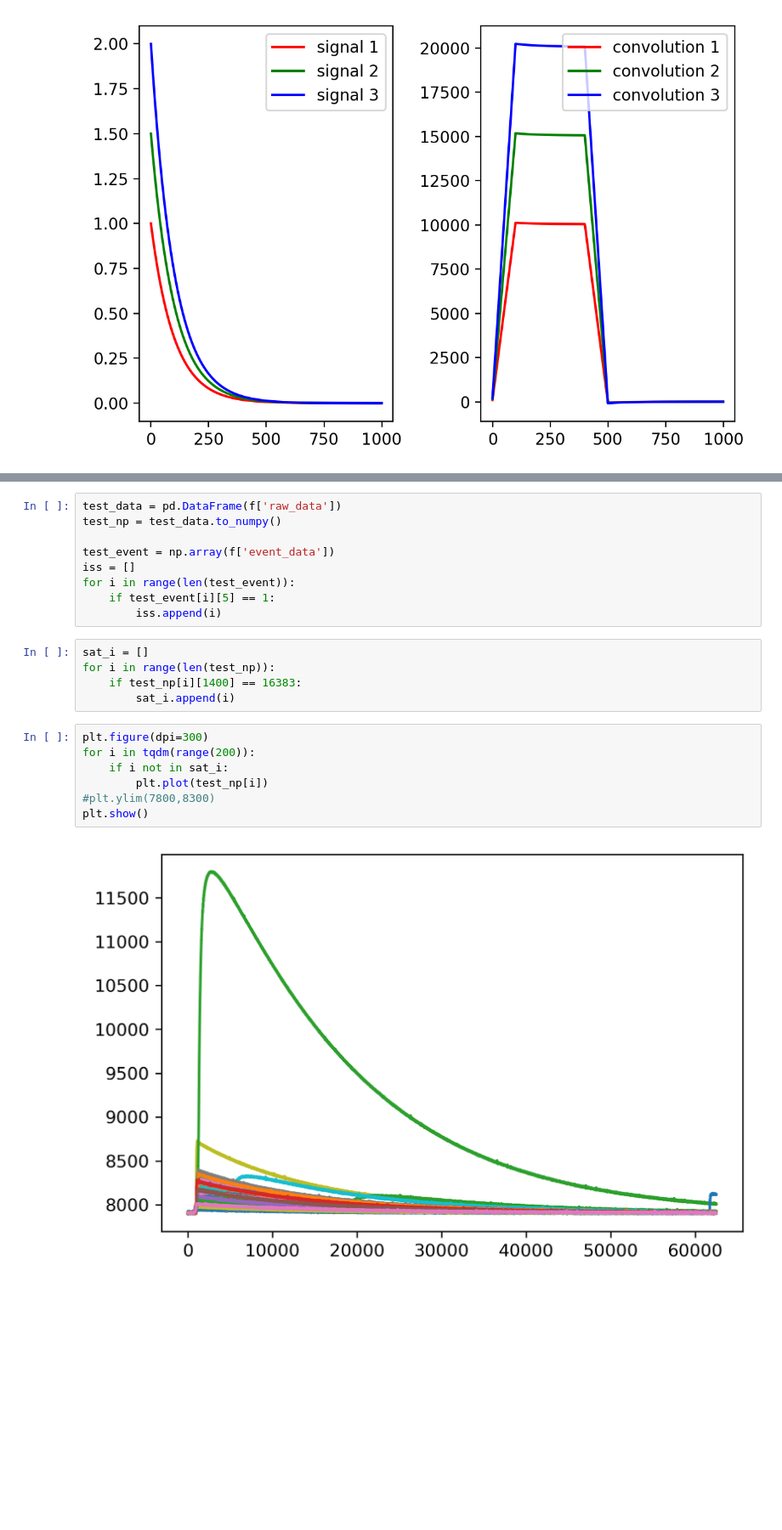
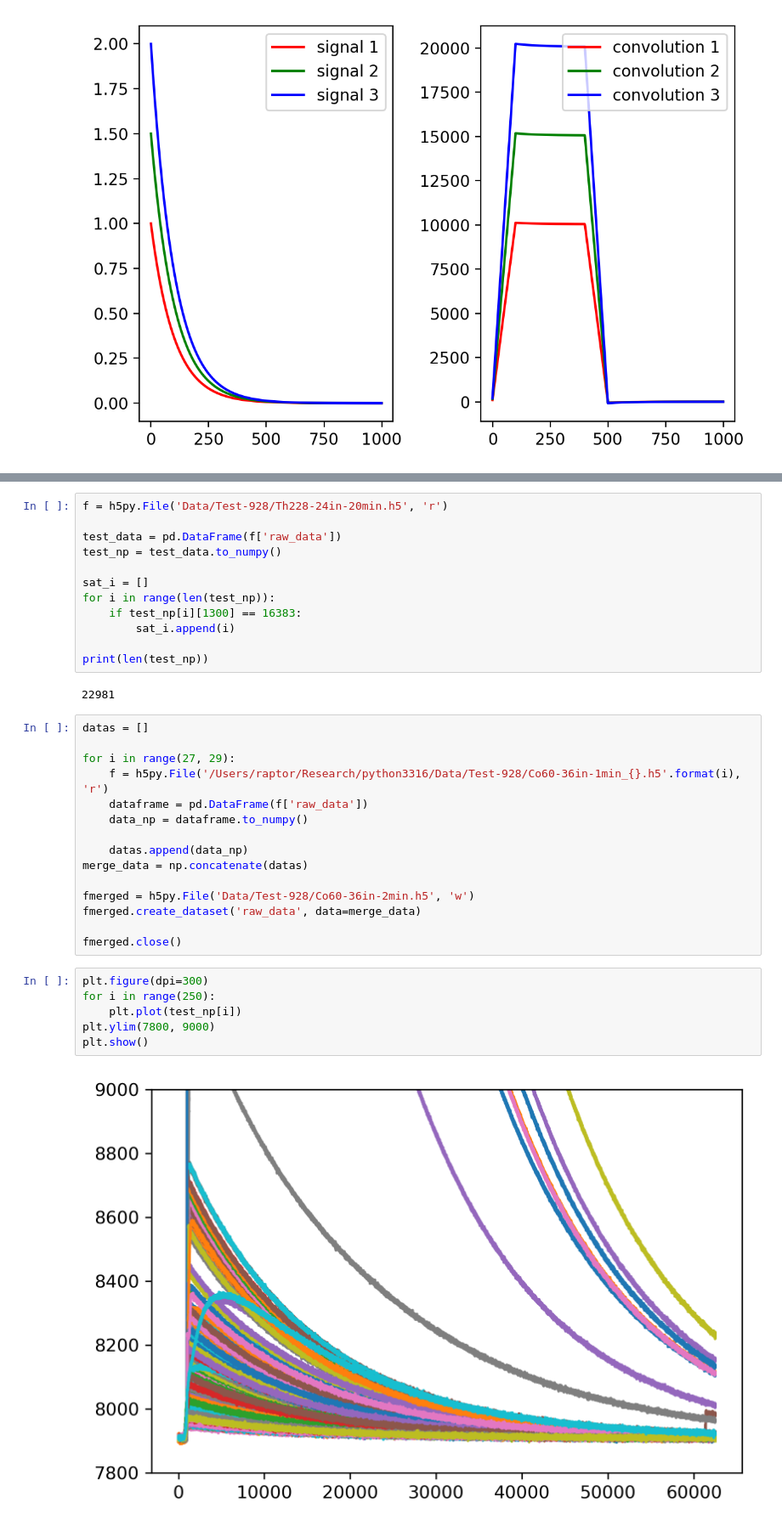
Before and after one commit to cllamb0/NE-204, a Jupyter notebook: Lab-1/NE-204_Lab-1.ipynb, the cells around one changed output, grey strips where cells are left out. Shown at 85% size. Drawn from its saved outputs; the diff is of its cells as text; blank space fills up the shorter version.

```diff
--- a/Lab-1/NE-204_Lab-1.ipynb
+++ b/Lab-1/NE-204_Lab-1.ipynb
@@ -57,23 +104,37 @@ f = h5py.File('Data/Test-923/Co60-1min.h5', 'r')
 # %%
+f = h5py.File('Data/Test-928/Th228-24in-20min.h5', 'r')
+
 test_data = pd.DataFrame(f['raw_data'])
 test_np = test_data.to_numpy()
 
-test_event = np.array(f['event_data'])
-iss = []
-for i in range(len(test_event)):
-    if test_event[i][5] == 1:
-        iss.append(i)
+sat_i = []
+for i in range(len(test_np)):
+    if test_np[i][1300] == 16383:
+        sat_i.append(i)
+
+print(len(test_np))
+# %% [output]
+22981
-# %%
-sat_i = []
-for i in range(len(test_np)):
-    if test_np[i][1400] == 16383:
-        sat_i.append(i)
+# %%
+datas = []
+
+for i in range(27, 29):
+    f = h5py.File('/Users/raptor/Research/python3316/Data/Test-928/Co60-36in-1min_{}.h5'.format(i), 'r')
+    dataframe = pd.DataFrame(f['raw_data'])
+    data_np = dataframe.to_numpy()
+
+    datas.append(data_np)
+merge_data = np.concatenate(datas)
+
+fmerged = h5py.File('Data/Test-928/Co60-36in-2min.h5', 'w')
+fmerged.create_dataset('raw_data', data=merge_data)
+
+fmerged.close()
 # %%
 plt.figure(dpi=300)
-for i in tqdm(range(200)):
-    if i not in sat_i:
-        plt.plot(test_np[i])
-#plt.ylim(7800,8300)
+for i in range(250):
+    plt.plot(test_np[i])
+plt.ylim(7800, 9000)
 plt.show()
 # %% [output]
-[figure, old version]
+[figure, new version]
```
Also changed, not shown: parts of 24 cells of this notebook, 1 other file.
